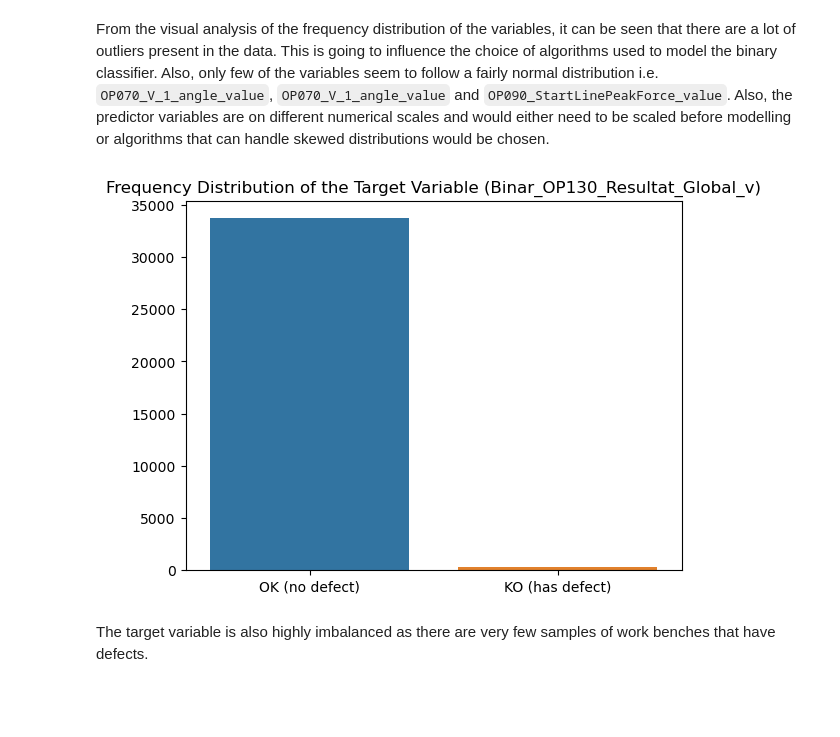
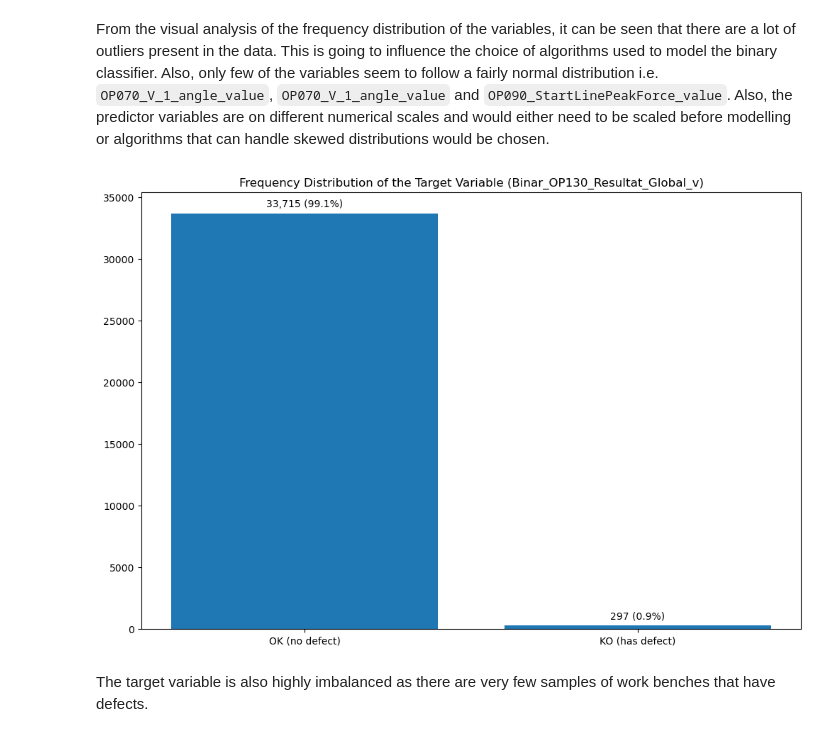
Before and after one commit to TomiJames/llm-experiment, a Jupyter notebook: human/fault_detection.ipynb, the cells around one changed output. Drawn from its saved outputs; the diff is of its cells as text; code cells hidden in the pictures; blank space fills up the shorter version.

```diff
--- a/human/fault_detection.ipynb
+++ b/human/fault_detection.ipynb
@@ -82,15 +82,22 @@ plt.show();
 [figure]
 # %% [markdown]
 From the visual analysis of the frequency distribution of the variables, it can be seen that there are a lot of outliers present in the data. This is going to influence the choice of algorithms used to model the binary classifier. Also, only few of the variables seem to follow a fairly normal distribution i.e. `OP070_V_1_angle_value`, `OP070_V_1_angle_value` and `OP090_StartLinePeakForce_value`. Also, the predictor variables are on different numerical scales and would either need to be scaled before modelling or algorithms that can handle skewed distributions would be chosen.
+# %%
+def add_data_labels_bar(x,y, pos):
+    y_total = y.sum()
+    for i in range(len(x)):
+        plt.text(i + 1, y[i] + pos, f'{y[i]:,} ({round((y[i] * 100)/ y_total, 1)}%)', ha = 'center')
 # %%
-sns.countplot(data= df, x= 'Binar_OP130_Resultat_Global_v')
-plt.xticks([0,1], labels= ['OK (no defect)', 'KO (has defect)'])
+g = df['Binar_OP130_Resultat_Global_v'].value_counts()
+plt.figure(figsize=[12, 8])
+plt.bar(g.index, g.values)
+add_data_labels_bar(g.index, g.values, 500)
+plt.xticks([1, 2], labels=['OK (no defect)', 'KO (has defect)'])
+plt.xlabel(None)
 plt.title('Frequency Distribution of the Target Variable (Binar_OP130_Resultat_Global_v)')
-plt.xlabel(None)
-plt.ylabel(None)
 plt.show();
 # %% [output]
-[figure, old version]
+[figure, new version]
 # %% [markdown]
 The target variable is also highly imbalanced as there are very few samples of work benches that have defects.
 # %% [markdown]
```
Also changed, not shown: parts of 12 cells of this notebook, 7 other files.
